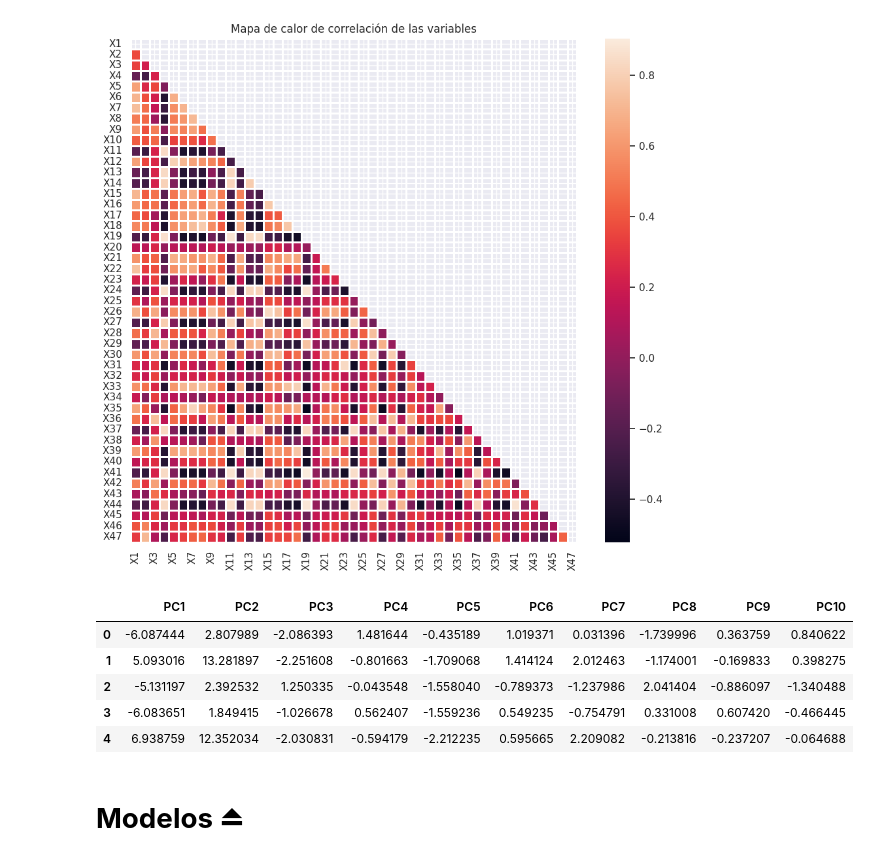
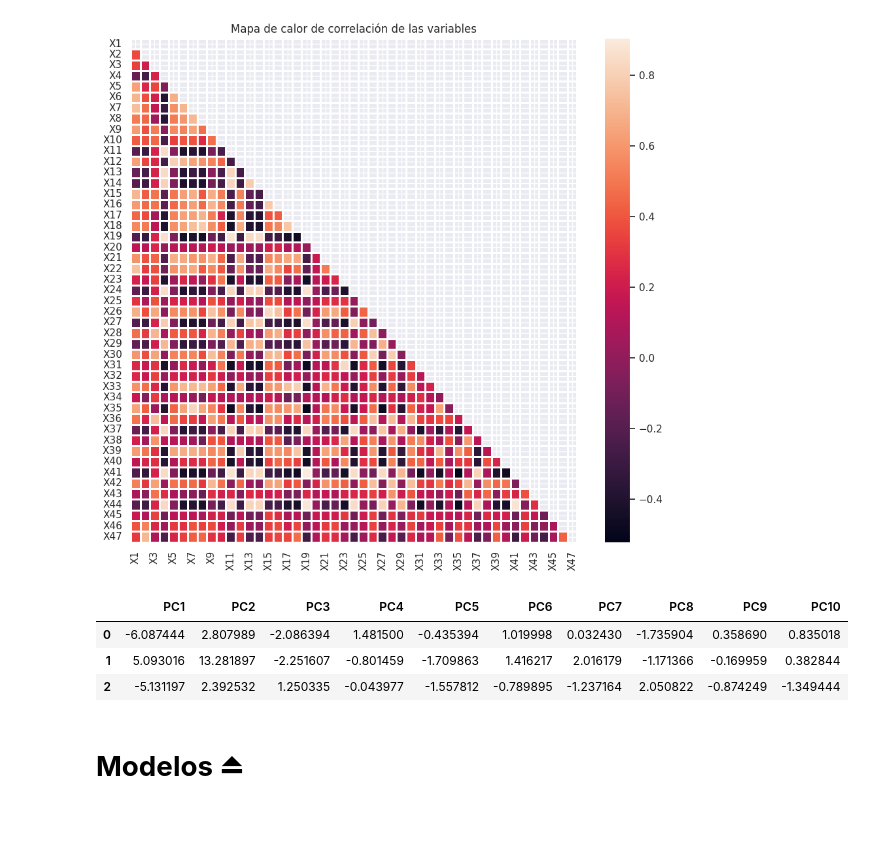
Before and after one commit to piero0090/Tesis-SeminarioII, a Jupyter notebook: SeminarioII_DataAnalysis.ipynb, the cells around one changed output. Saved outputs shown, nothing was run; the diff lists cells and outputs as text; code cells hidden in the pictures; blank space fills up the shorter version.

```diff
--- a/SeminarioII_DataAnalysis.ipynb
+++ b/SeminarioII_DataAnalysis.ipynb
@@ -309,14 +308,12 @@ datos_transformados = pca.transform(data)
 # %%
 nombres = [f'PC{i}' for i in range (1,11)]
 df = pd.DataFrame(datos_transformados,columns=nombres)
-df.head()
+df.head(3)
 # %% [output]
 |  | PC1 | PC2 | PC3 | PC4 | PC5 | PC6 | PC7 | PC8 | PC9 | PC10 |
-| 0 | -6.087444 | 2.807989 | -2.086393 | 1.481644 | -0.435189 | 1.019371 | 0.031396 | -1.739996 | 0.363759 | 0.840622 |
-| 1 | 5.093016 | 13.281897 | -2.251608 | -0.801663 | -1.709068 | 1.414124 | 2.012463 | -1.174001 | -0.169833 | 0.398275 |
-| 2 | -5.131197 | 2.392532 | 1.250335 | -0.043548 | -1.558040 | -0.789373 | -1.237986 | 2.041404 | -0.886097 | -1.340488 |
-| 3 | -6.083651 | 1.849415 | -1.026678 | 0.562407 | -1.559236 | 0.549235 | -0.754791 | 0.331008 | 0.607420 | -0.466445 |
-| 4 | 6.938759 | 12.352034 | -2.030831 | -0.594179 | -2.212235 | 0.595665 | 2.209082 | -0.213816 | -0.237207 | -0.064688 |
+| 0 | -6.087444 | 2.807989 | -2.086394 | 1.481500 | -0.435394 | 1.019998 | 0.032430 | -1.735904 | 0.358690 | 0.835018 |
+| 1 | 5.093016 | 13.281897 | -2.251607 | -0.801459 | -1.709863 | 1.416217 | 2.016179 | -1.171366 | -0.169959 | 0.382844 |
+| 2 | -5.131197 | 2.392532 | 1.250335 | -0.043977 | -1.557812 | -0.789895 | -1.237164 | 2.050822 | -0.874249 | -1.349444 |
 # %% [markdown]
 # **Modelos** ⏏
 # %%
```
Also changed, not shown: parts of 17 cells of this notebook.
